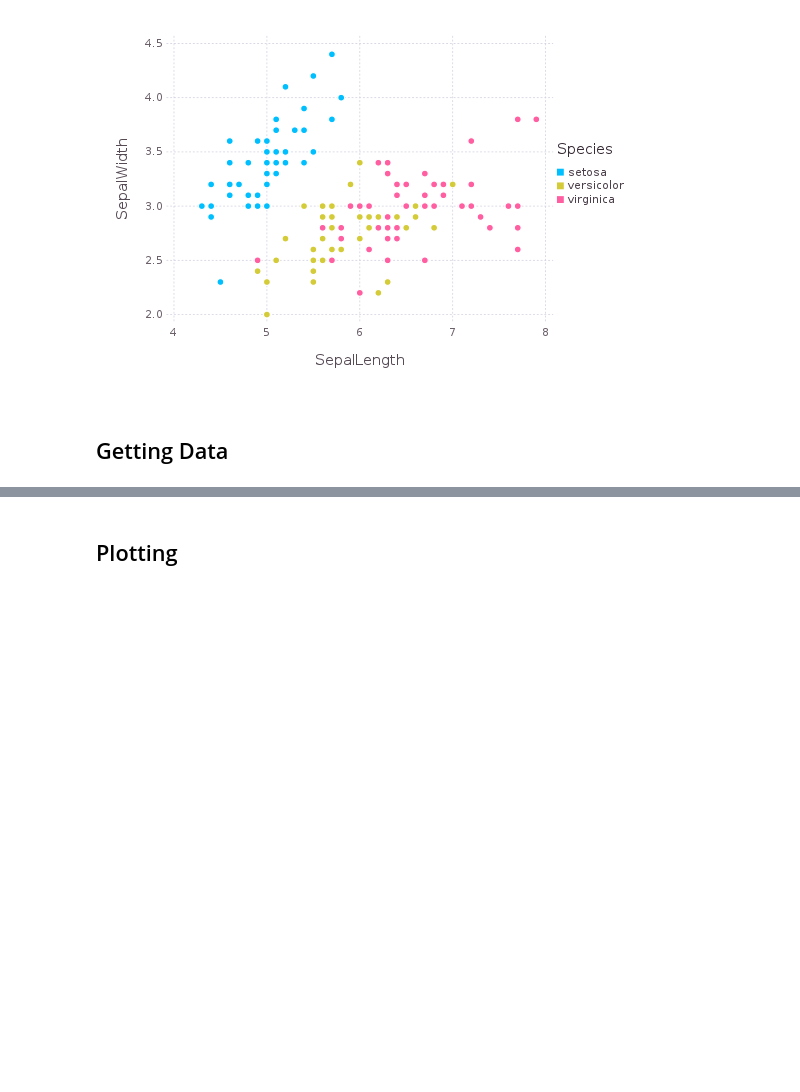
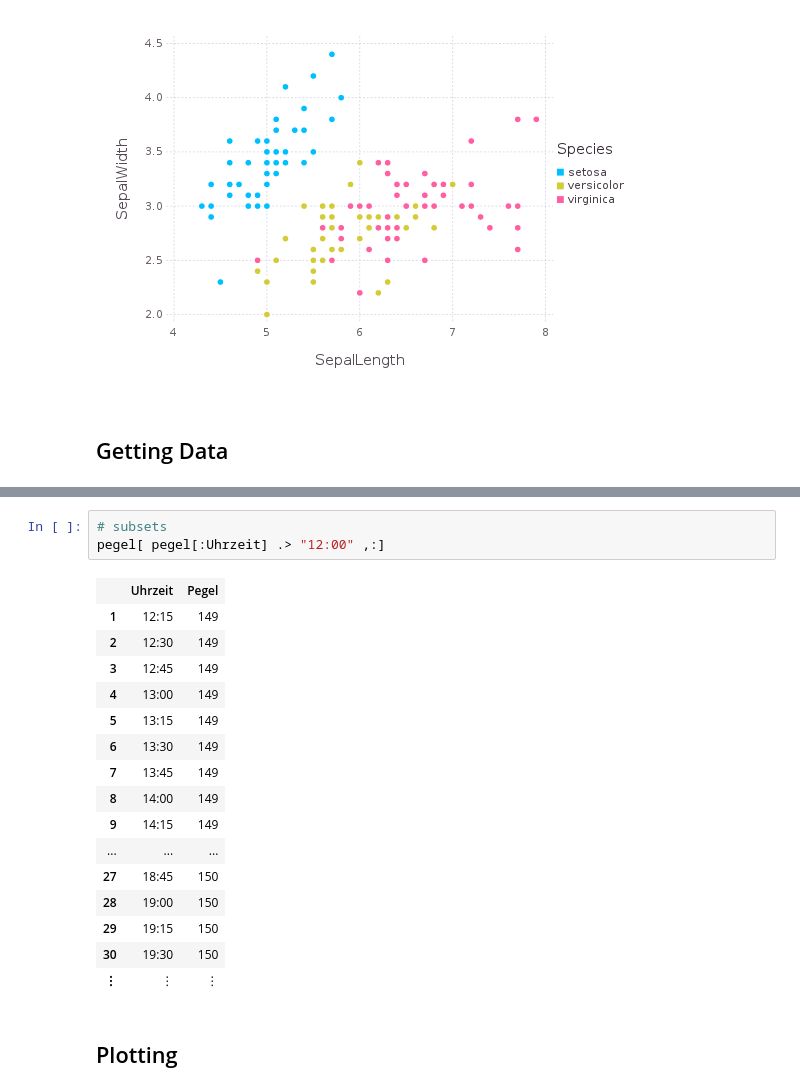
Before and after one commit to netz39/julia-workshop, a Jupyter notebook: Plotting with Julia using Gadfly and DataFrames.ipynb, the cells around one changed output, grey strips where cells are left out. Drawn from its saved outputs; the diff is of its cells as text; blank space fills up the shorter version.

```diff
--- a/Plotting with Julia using Gadfly and DataFrames.ipynb
+++ b/Plotting with Julia using Gadfly and DataFrames.ipynb
@@ -45,2 +102,22 @@ plot(iris, x=:SepalLength, y=:SepalWidth, color=:Species, Geom.point)
+# %%
+# subsets
+pegel[ pegel[:Uhrzeit] .> "12:00" ,:]
+# %% [output]
+|  | Uhrzeit | Pegel |
+| 1 | 12:15 | 149 |
+| 2 | 12:30 | 149 |
+| 3 | 12:45 | 149 |
+| 4 | 13:00 | 149 |
+| 5 | 13:15 | 149 |
+| 6 | 13:30 | 149 |
+| 7 | 13:45 | 149 |
+| 8 | 14:00 | 149 |
+| 9 | 14:15 | 149 |
+| ... | ... | ... |
+| 27 | 18:45 | 150 |
+| 28 | 19:00 | 150 |
+| 29 | 19:15 | 150 |
+| 30 | 19:30 | 150 |
+| ⋮ | ⋮ | ⋮ |
 # %% [markdown]
 ## Plotting
```
Also changed, not shown: parts of 8 cells of this notebook, 1 other file.
